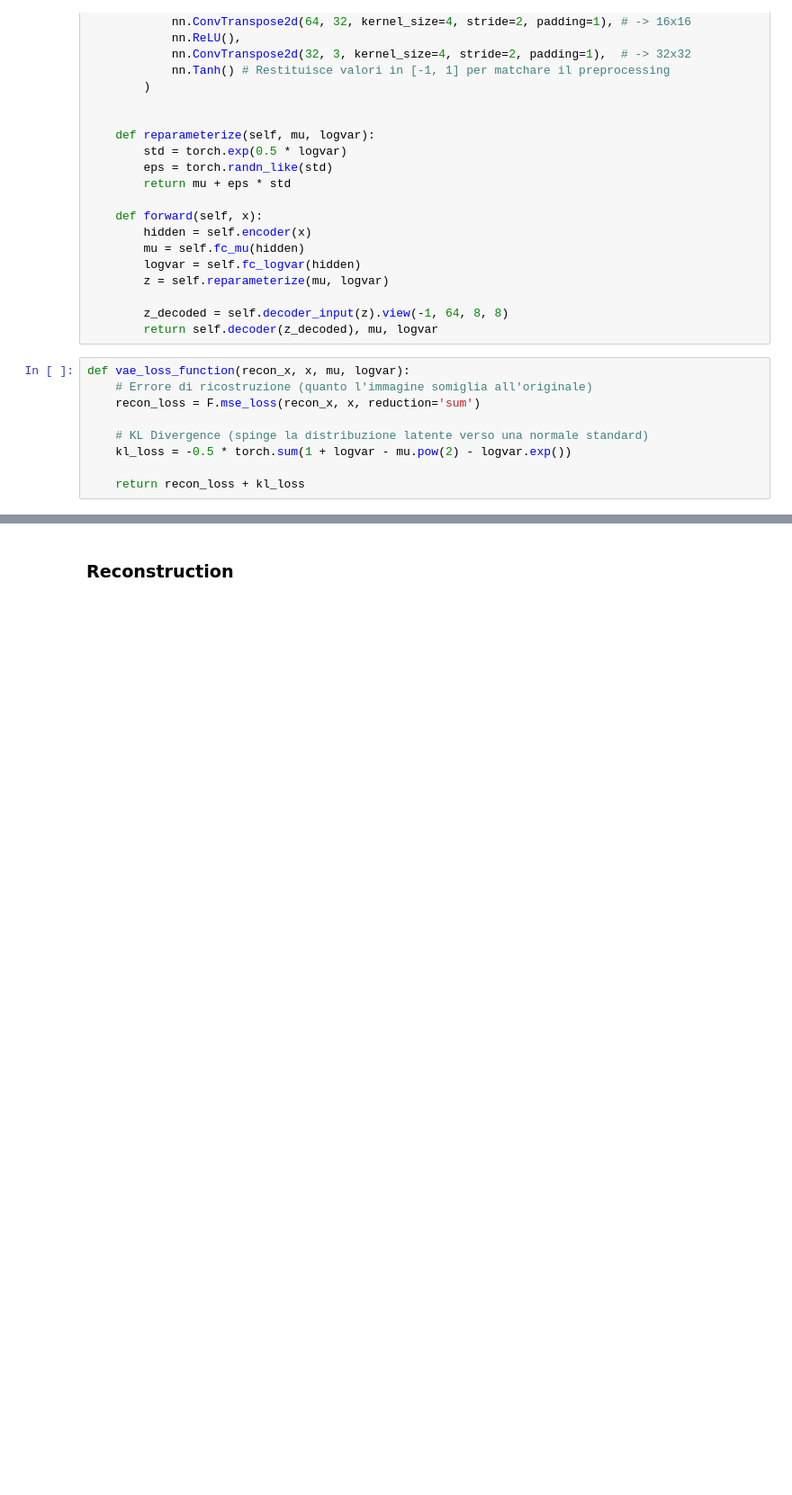
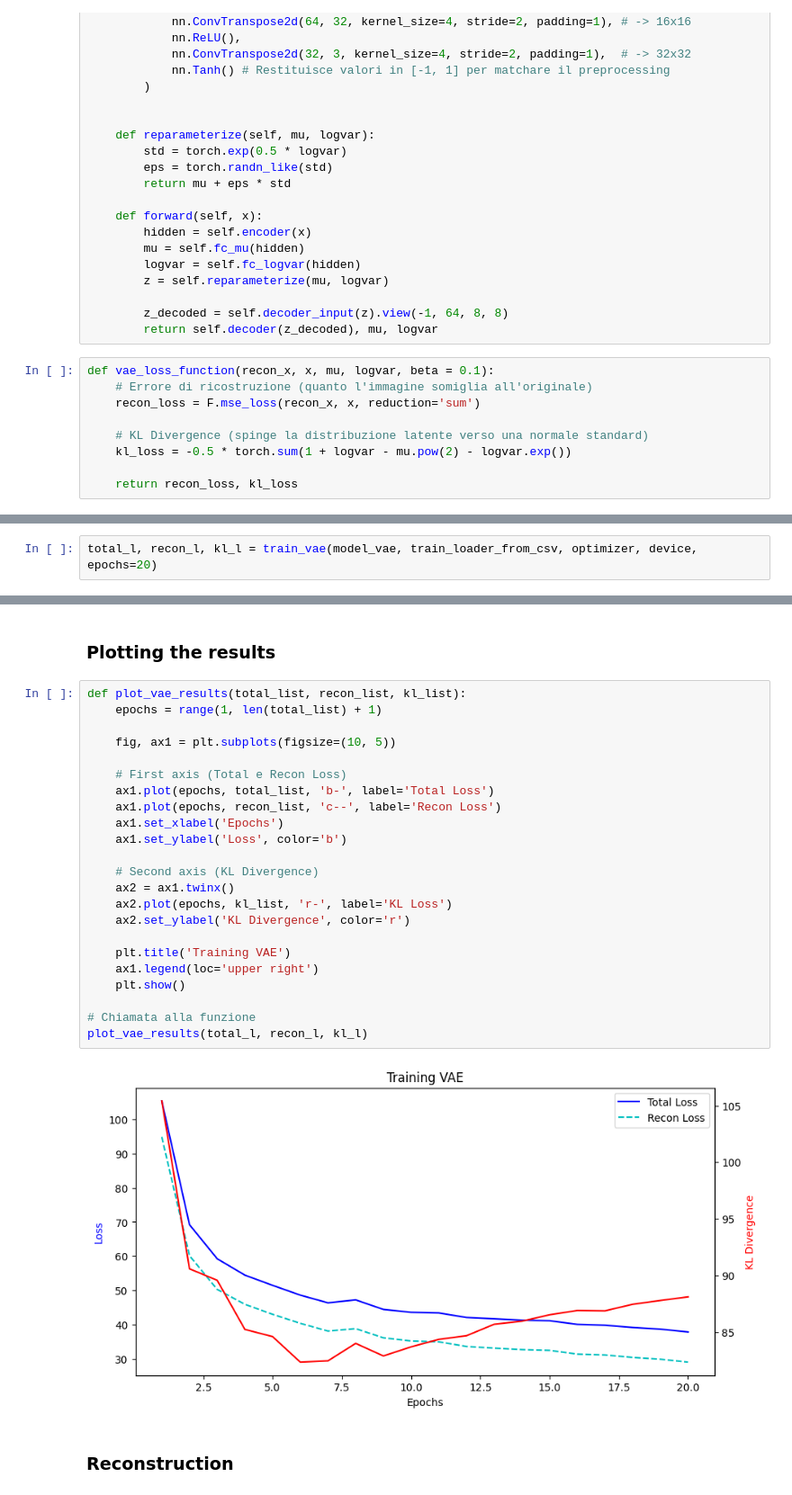
Before and after one commit to Tuco711/GenAI_Project, a Jupyter notebook: TP1-alunos-src-only/student_start_pack/ArtBench10_Student_Start_Pack.ipynb, the cells around one changed output, grey strips where cells are left out. Shown at 90% size. Cells and saved outputs as stored; diff of their text form; blank space fills up the shorter version.

Commit message:
Insert plot for loss. Manage different losses in the train loop and insert the code for the generation of new samples for VAE

```diff
--- a/TP1-alunos-src-only/student_start_pack/ArtBench10_Student_Start_Pack.ipynb
+++ b/TP1-alunos-src-only/student_start_pack/ArtBench10_Student_Start_Pack.ipynb
@@ -402,11 +403,11 @@ class VAE(nn.Module):
         z_decoded = self.decoder_input(z).view(-1, 64, 8, 8)
         return self.decoder(z_decoded), mu, logvar
 # %%
-def vae_loss_function(recon_x, x, mu, logvar):
+def vae_loss_function(recon_x, x, mu, logvar, beta = 0.1):
     # Errore di ricostruzione (quanto l'immagine somiglia all'originale)
     recon_loss = F.mse_loss(recon_x, x, reduction='sum')
 
     # KL Divergence (spinge la distribuzione latente verso una normale standard)
     kl_loss = -0.5 * torch.sum(1 + logvar - mu.pow(2) - logvar.exp())
 
-    return recon_loss + kl_loss
+    return recon_loss, kl_loss
@@ -461,0 +471,2 @@ Epoch 20/20, Loss: 70.2837
+# %%
+total_l, recon_l, kl_l = train_vae(model_vae, train_loader_from_csv, optimizer, device, epochs=20)
@@ -462,3 +494,30 @@ Epoch 20/20, Loss: 70.2837
+# %% [markdown]
+### Plotting the results
+# %%
+def plot_vae_results(total_list, recon_list, kl_list):
+    epochs = range(1, len(total_list) + 1)
+
+    fig, ax1 = plt.subplots(figsize=(10, 5))
+
+    # First axis (Total e Recon Loss)
+    ax1.plot(epochs, total_list, 'b-', label='Total Loss')
+    ax1.plot(epochs, recon_list, 'c--', label='Recon Loss')
+    ax1.set_xlabel('Epochs')
+    ax1.set_ylabel('Loss', color='b')
+
+    # Second axis (KL Divergence)
+    ax2 = ax1.twinx()
+    ax2.plot(epochs, kl_list, 'r-', label='KL Loss')
+    ax2.set_ylabel('KL Divergence', color='r')
+
+    plt.title('Training VAE')
+    ax1.legend(loc='upper right')
+    plt.show()
+
+# Chiamata alla funzione
+plot_vae_results(total_l, recon_l, kl_l)
+# %% [output]
+[figure, added]
 # %% [markdown]
 ### Reconstruction
 # %%
```
Also changed, not shown: parts of 12 cells of this notebook, 1 other file.
